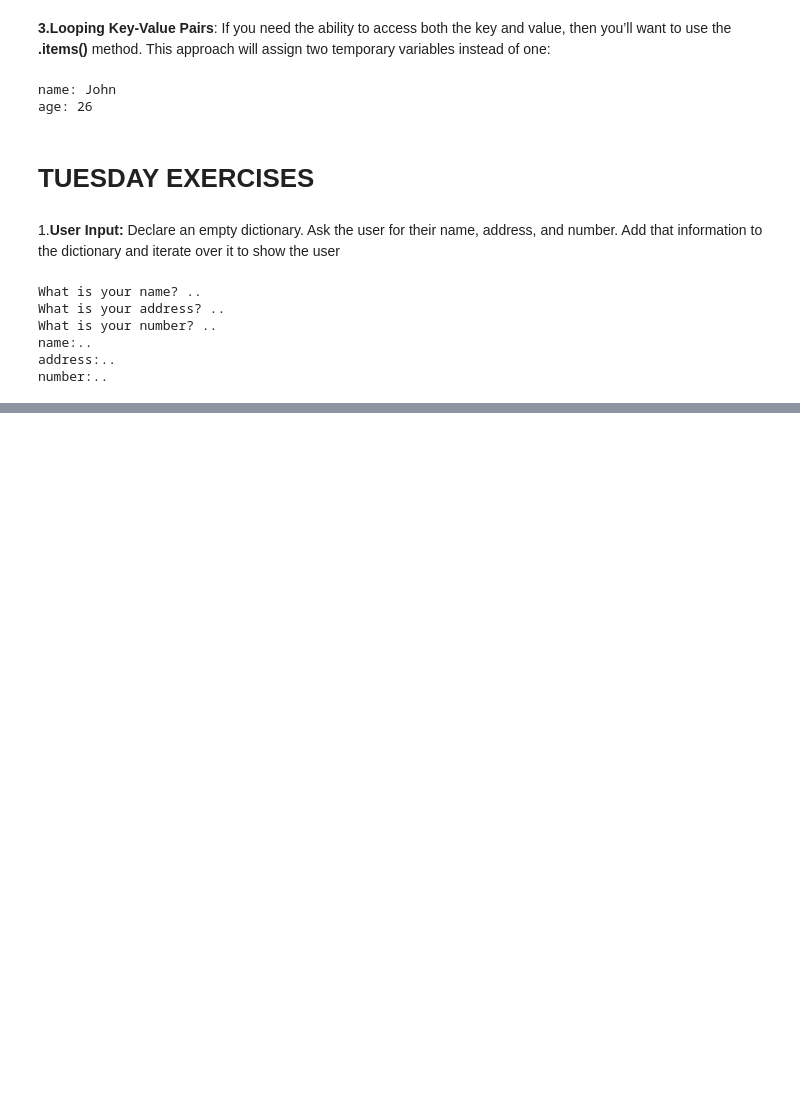
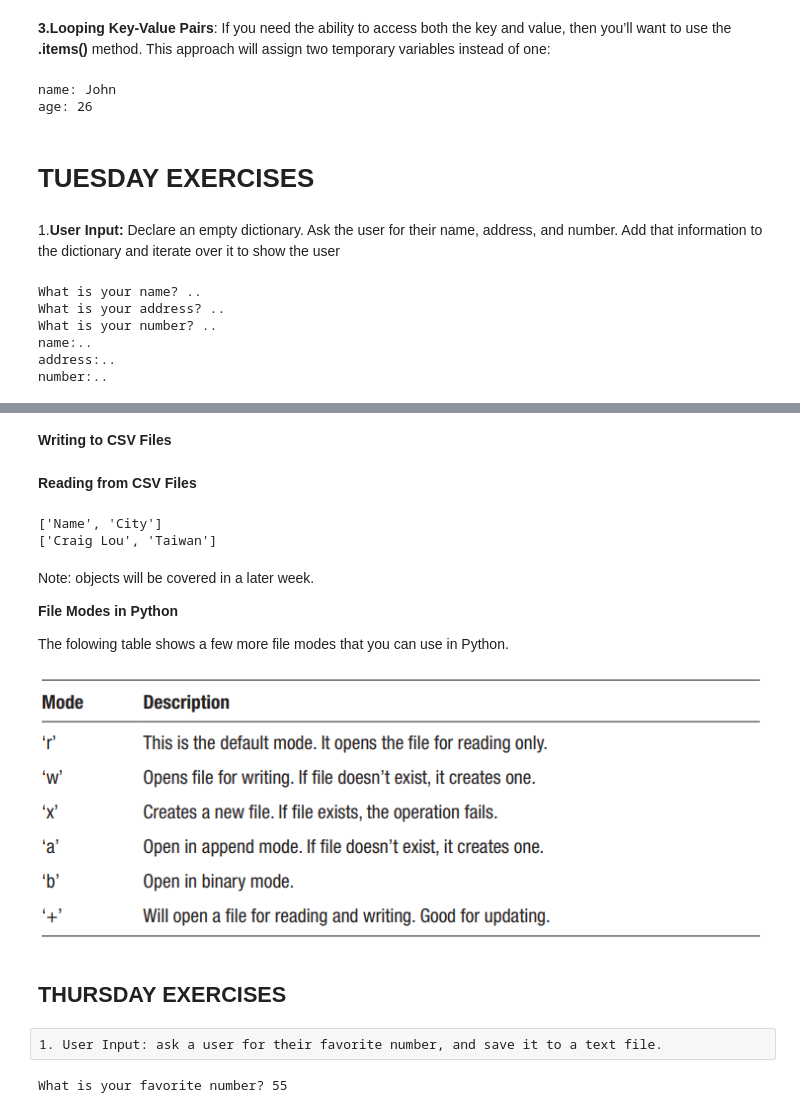
Before and after one commit to python-bootcamp-organization/Python-Bootcamp-101, a Jupyter notebook: Fifth_week.ipynb, the cells around one changed output, grey strips where cells are left out. Saved outputs shown, nothing was run; the diff lists cells and outputs as text; code cells hidden in the pictures; blank space fills up the shorter version.

```diff
--- a/Fifth_week.ipynb
+++ b/Fifth_week.ipynb
@@ -253,0 +364,2 @@ number:..
+# %% [markdown]
+**Writing to CSV Files**
@@ -253,0 +373,35 @@ number:..
+# %% [markdown]
+**Reading from CSV Files**
+# %%
+# reading from csv files
+with open("test.csv", mode="r") as f:
+    reader = csv.reader(f, delimiter=",")
+    for row in reader:
+        print(row)
+# %% [output]
+['Name', 'City']
+['Craig Lou', 'Taiwan']
+# %% [markdown]
+Note: objects will be covered in a later week.
+
+**File Modes in Python**
+
+The folowing table shows a few more file modes that you can use in Python.
+# %%
+Image(filename='images_projects/image_project_week5_02.png')
+# %% [output]
+[figure, added]
+# %% [markdown]
+## THURSDAY EXERCISES
+# %% [raw]
+1. User Input: ask a user for their favorite number, and save it to a text file.
+# %%
+ans = input("What is your favorite number? ")
+
+f = open("numbers.txt", 'w+')     # open file in writing and reading mode
+
+f.write('favorite number is {}'.format(ans))
+
+f.close()
+# %% [output]
+What is your favorite number? 55
```
Also changed, not shown: parts of 29 cells of this notebook, 7 other files.
